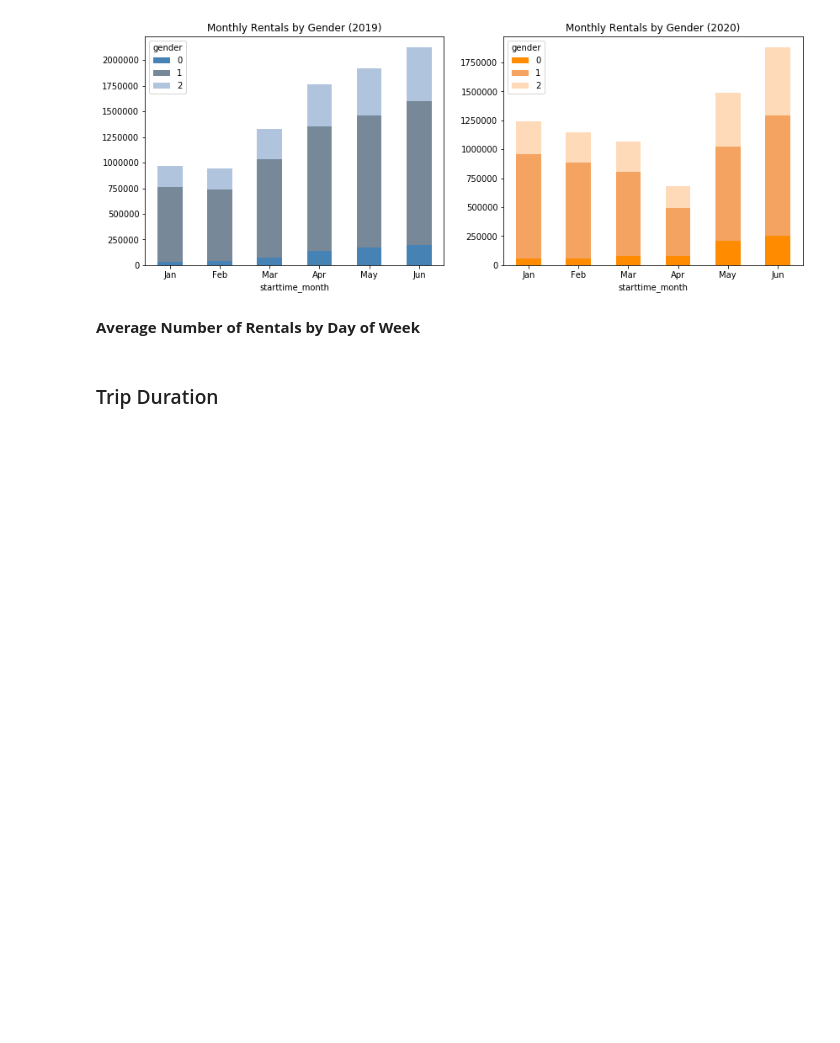
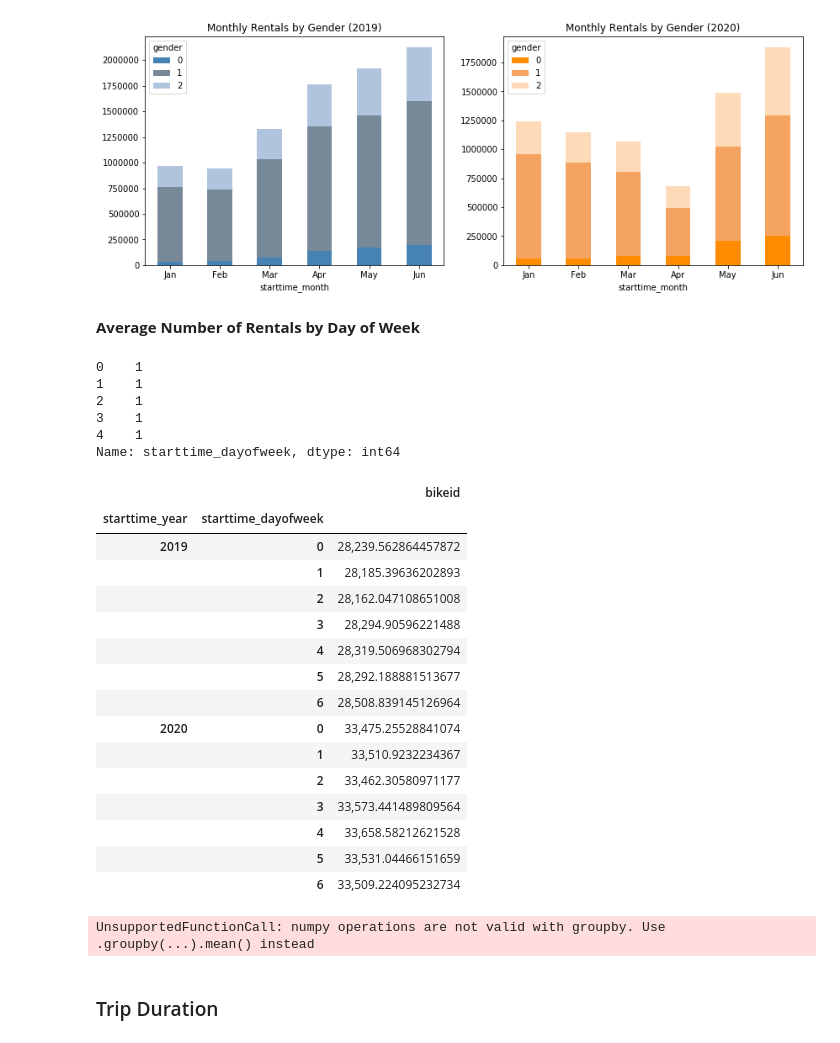
Before and after one commit to graceh3/citibike-analysis, a Jupyter notebook: Citibike - Statistical Analysis Project.ipynb, the cells around one changed output. Cells and saved outputs as stored; diff of their text form; code cells hidden in the pictures; blank space fills up the shorter version.

```diff
--- a/Citibike - Statistical Analysis Project.ipynb
+++ b/Citibike - Statistical Analysis Project.ipynb
@@ -472,5 +472,17 @@ Matplotlib is currently using module://ipykernel.pylab.backend_inline, which is
 [figure]
 # %% [markdown]
 <b>Average Number of Rentals by Day of Week</b>
+# %%
+# create dayofweek feature (0=Monday, 6=Sunday)
+df_final['starttime_dayofweek']=df_final['starttime'].dt.dayofweek
+# %%
+df_final['starttime_dayofweek'].head()
+# %% [output]
+0    1
+1    1
+2    1
+3    1
+4    1
+Name: starttime_dayofweek, dtype: int64
 # %%
-df_final['starttime_dayofweek'] =
+df_final['starttime_dayofweek']
@@ -479,3 +489,26 @@ df_final[df_final['starttime_year']==2019][['starttime_year','starttime_month','
+# %%
+df_final[['starttime_year','starttime_dayofweek','bikeid']].groupby(['starttime_year','starttime_dayofweek']).mean()
+# %% [output]
+|  |  | bikeid |
+| starttime_year | starttime_dayofweek |  |
+| 2019 | 0 | 28,239.562864457872 |
+|  | 1 | 28,185.39636202893 |
+|  | 2 | 28,162.047108651008 |
+|  | 3 | 28,294.90596221488 |
+|  | 4 | 28,319.506968302794 |
+|  | 5 | 28,292.188881513677 |
+|  | 6 | 28,508.839145126964 |
+| 2020 | 0 | 33,475.25528841074 |
+|  | 1 | 33,510.9232234367 |
+|  | 2 | 33,462.30580971177 |
+|  | 3 | 33,573.441489809564 |
+|  | 4 | 33,658.58212621528 |
+|  | 5 | 33,531.04466151659 |
+|  | 6 | 33,509.224095232734 |
+# %%
+df_final[df_final['starttime_year']==2020][['starttime_dayofweek','bikeid']].groupby('starttime_dayofweek').mean('bikeid')
+# %% [output]
+UnsupportedFunctionCall: numpy operations are not valid with groupby. Use .groupby(...).mean() instead
 # %%
 # try to get a mean to summarize the data
 # df_final[['starttime_year','starttime_month', 'bikeid']].groupby(['starttime_year','starttime_month']).mean()
```
Also changed, not shown: parts of 1 cell of this notebook.
